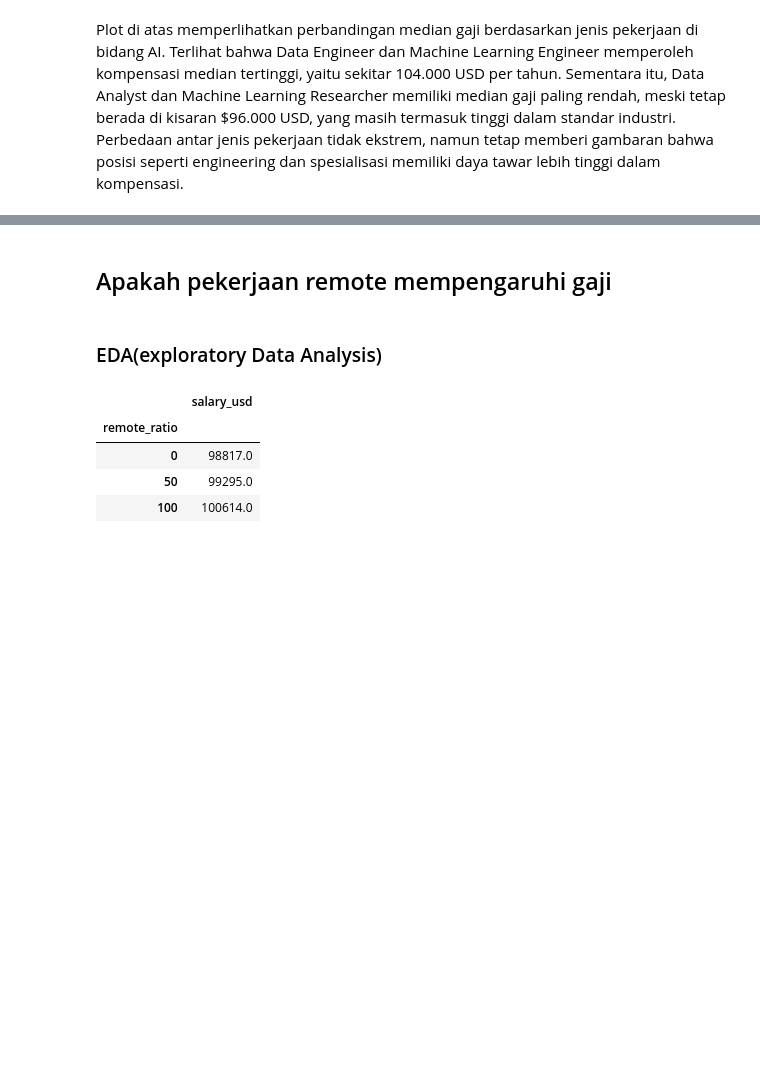
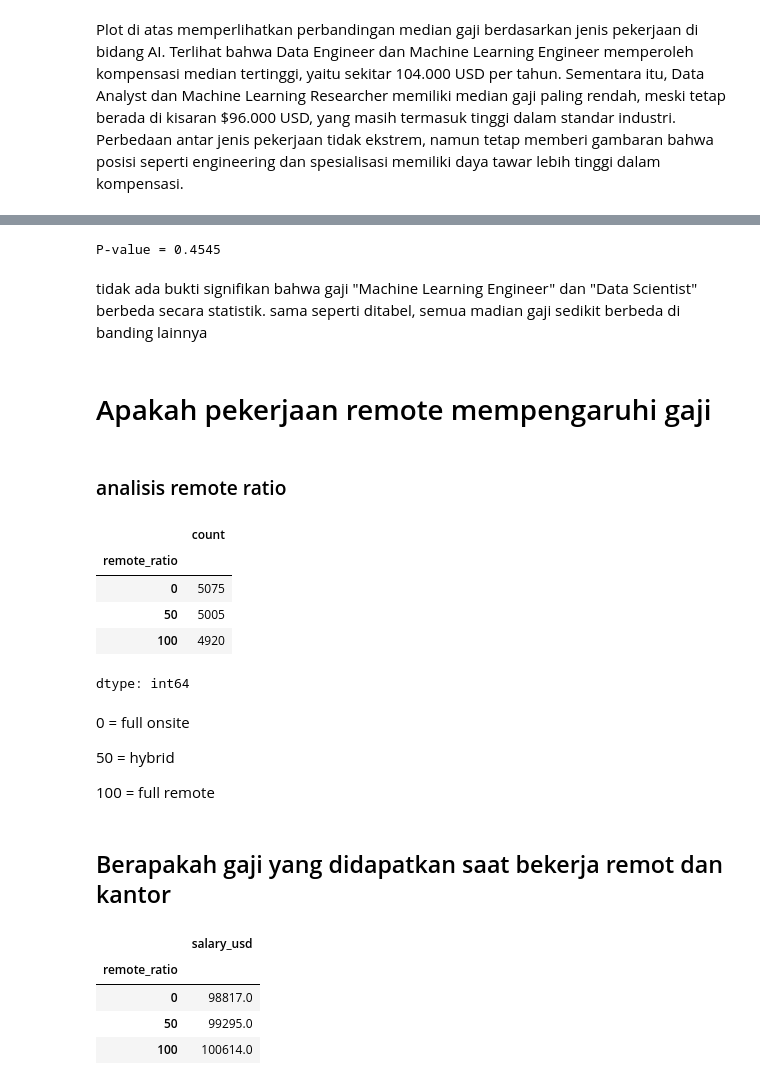
Before and after one commit to shof-f/Analisis-Pasar-Kerja-AI-Global, a Jupyter notebook: Analisis_Tren_Pekerjaan_AI.ipynb, the cells around one changed output, grey strips where cells are left out. Drawn from its saved outputs; the diff is of its cells as text; code cells hidden in the pictures; blank space fills up the shorter version.

```diff
--- a/Analisis_Tren_Pekerjaan_AI.ipynb
+++ b/Analisis_Tren_Pekerjaan_AI.ipynb
@@ -197,7 +196,35 @@ Plot di atas memperlihatkan perbandingan median gaji berdasarkan jenis pekerjaan
+# %%
+from scipy.stats import mannwhitneyu
+group1 = df[df['job_title'] == 'Machine Learning Engineer']['salary_usd']
+group2 = df[df['job_title'] == 'Data Scientist']['salary_usd']
+stat, p = mannwhitneyu(group1, group2)
+print(f"P-value = {p:.4f}")
+# %% [output]
+P-value = 0.4545
+# %% [markdown]
+tidak ada bukti signifikan bahwa gaji "Machine Learning Engineer" dan "Data Scientist" berbeda secara statistik. sama seperti ditabel, semua madian gaji sedikit berbeda di banding lainnya
 # %% [markdown]
-## Apakah pekerjaan remote mempengaruhi gaji
+# Apakah pekerjaan remote mempengaruhi gaji
-# %% [markdown]
-### EDA(exploratory Data Analysis)
+# %% [markdown]
+### analisis remote ratio
+# %%
+# analisis remote ratio
+df["remote_ratio"].value_counts()
+# %% [output]
+|  | count |
+| remote_ratio |  |
+| 0 | 5075 |
+| 50 | 5005 |
+| 100 | 4920 |
+dtype: int64
+# %% [markdown]
+0 = full onsite
+
+50 = hybrid
+
+100 = full remote
+# %% [markdown]
+## Berapakah gaji yang didapatkan saat bekerja remot dan kantor
 # %%
 # rata-rata gaji perrjaan remote dan tidak
 remote_gaji = df.groupby("remote_ratio")["salary_usd"].median()
```
Also changed, not shown: parts of 52 cells of this notebook.
